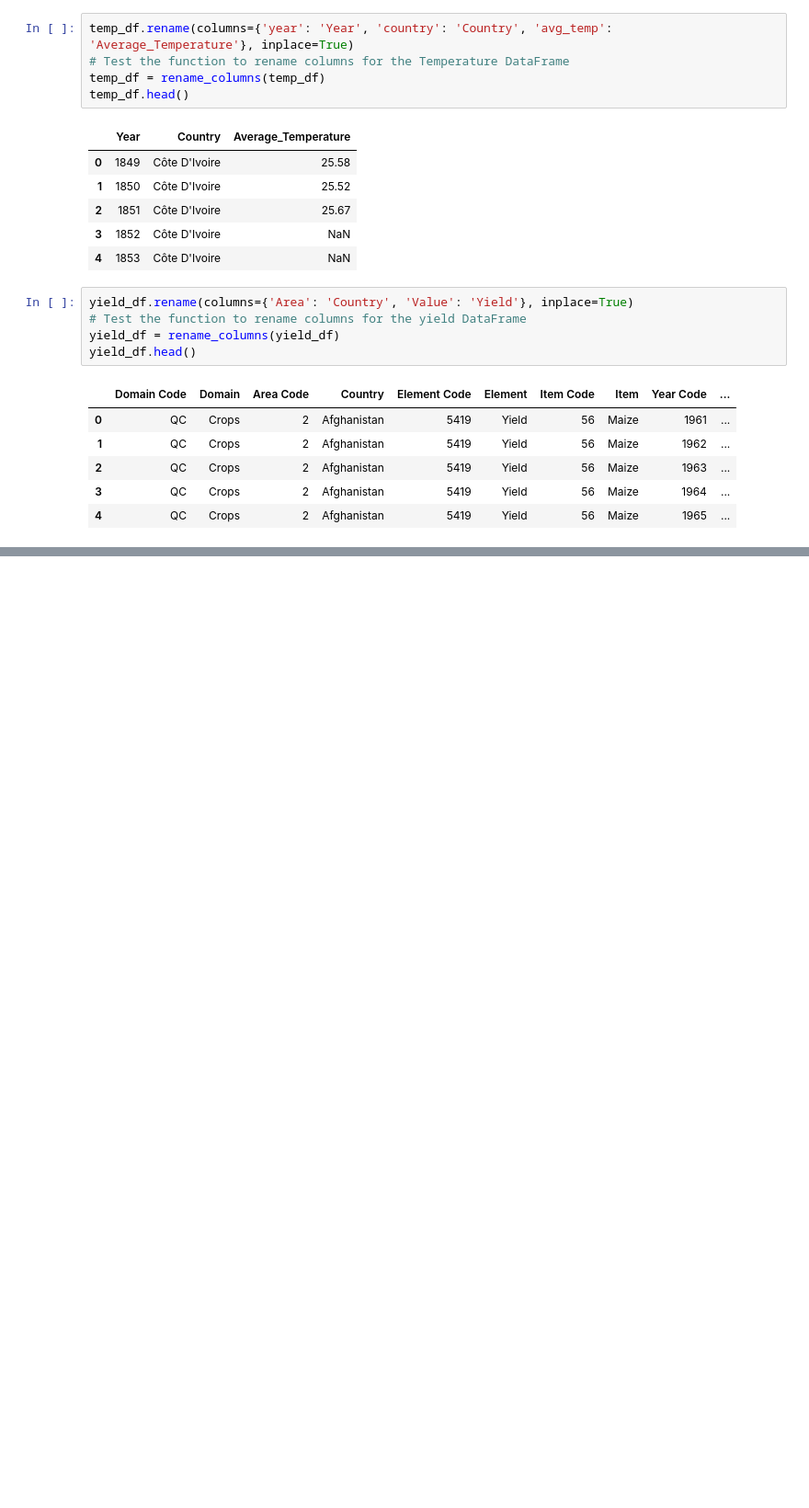
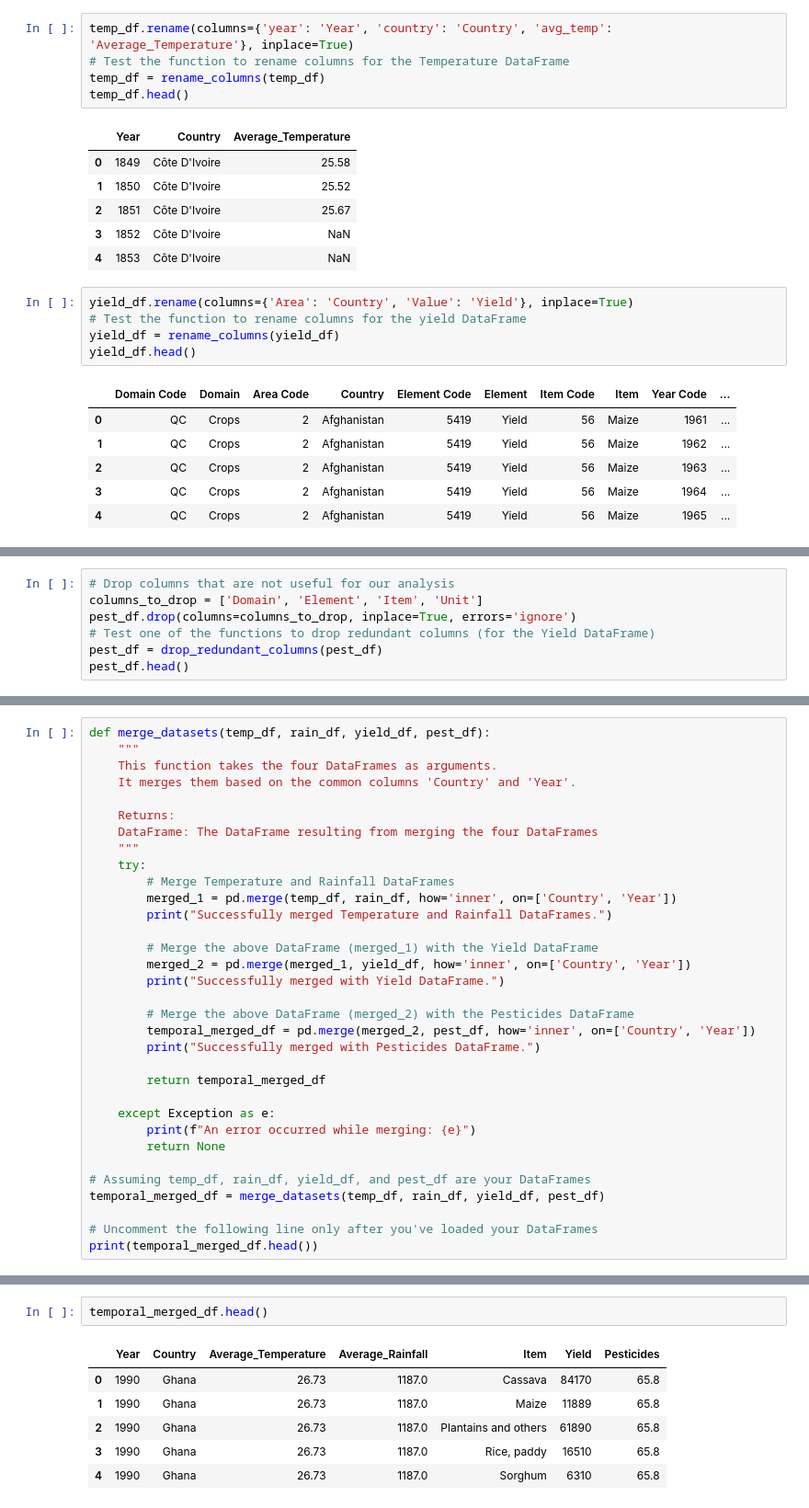
Before and after one commit to nkabram/um-milestone, a Jupyter notebook: Data_Clean_Merge.ipynb, the cells around one changed output, grey strips where cells are left out. Shown at 92% size. Cells and saved outputs as stored; diff of their text form; blank space fills up the shorter version.

Commit message:
Updated the data_clean_merge notebook & new csv

```diff
--- a/Data_Clean_Merge.ipynb
+++ b/Data_Clean_Merge.ipynb
@@ -303,0 +498,7 @@ yield_df.head()
+# %%
+# Drop columns that are not useful for our analysis
+columns_to_drop = ['Domain', 'Element', 'Item', 'Unit']
+pest_df.drop(columns=columns_to_drop, inplace=True, errors='ignore')
+# Test one of the functions to drop redundant columns (for the Yield DataFrame)
+pest_df = drop_redundant_columns(pest_df)
+pest_df.head()
@@ -303,0 +512,33 @@ yield_df.head()
+# %%
+def merge_datasets(temp_df, rain_df, yield_df, pest_df):
+    """
+    This function takes the four DataFrames as arguments.
+    It merges them based on the common columns 'Country' and 'Year'.
+
+    Returns:
+    DataFrame: The DataFrame resulting from merging the four DataFrames
+    """
+    try:
+        # Merge Temperature and Rainfall DataFrames
+        merged_1 = pd.merge(temp_df, rain_df, how='inner', on=['Country', 'Year'])
+        print("Successfully merged Temperature and Rainfall DataFrames.")
+
+        # Merge the above DataFrame (merged_1) with the Yield DataFrame
+        merged_2 = pd.merge(merged_1, yield_df, how='inner', on=['Country', 'Year'])
+        print("Successfully merged with Yield DataFrame.")
+
+        # Merge the above DataFrame (merged_2) with the Pesticides DataFrame
+        temporal_merged_df = pd.merge(merged_2, pest_df, how='inner', on=['Country', 'Year'])
+        print("Successfully merged with Pesticides DataFrame.")
+
+        return temporal_merged_df
+
+    except Exception as e:
+        print(f"An error occurred while merging: {e}")
+        return None
+
+# Assuming temp_df, rain_df, yield_df, and pest_df are your DataFrames
+temporal_merged_df = merge_datasets(temp_df, rain_df, yield_df, pest_df)
+
+# Uncomment the following line only after you've loaded your DataFrames
+print(temporal_merged_df.head())
@@ -303,0 +562,9 @@ yield_df.head()
+# %%
+temporal_merged_df.head()
+# %% [output]
+|  | Year | Country | Average_Temperature | Average_Rainfall | Item | Yield | Pesticides |
+| 0 | 1990 | Ghana | 26.73 | 1187.0 | Cassava | 84170 | 65.8 |
+| 1 | 1990 | Ghana | 26.73 | 1187.0 | Maize | 11889 | 65.8 |
+| 2 | 1990 | Ghana | 26.73 | 1187.0 | Plantains and others | 61890 | 65.8 |
+| 3 | 1990 | Ghana | 26.73 | 1187.0 | Rice, paddy | 16510 | 65.8 |
+| 4 | 1990 | Ghana | 26.73 | 1187.0 | Sorghum | 6310 | 65.8 |
```
Also changed, not shown: parts of 19 cells of this notebook, 1 other file.
